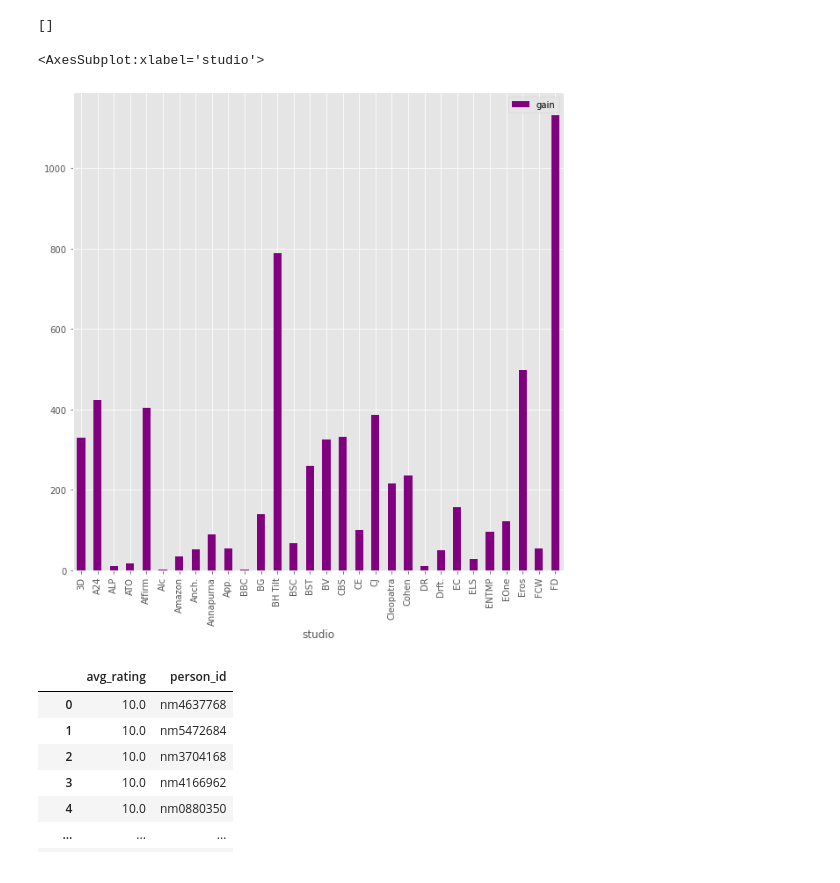
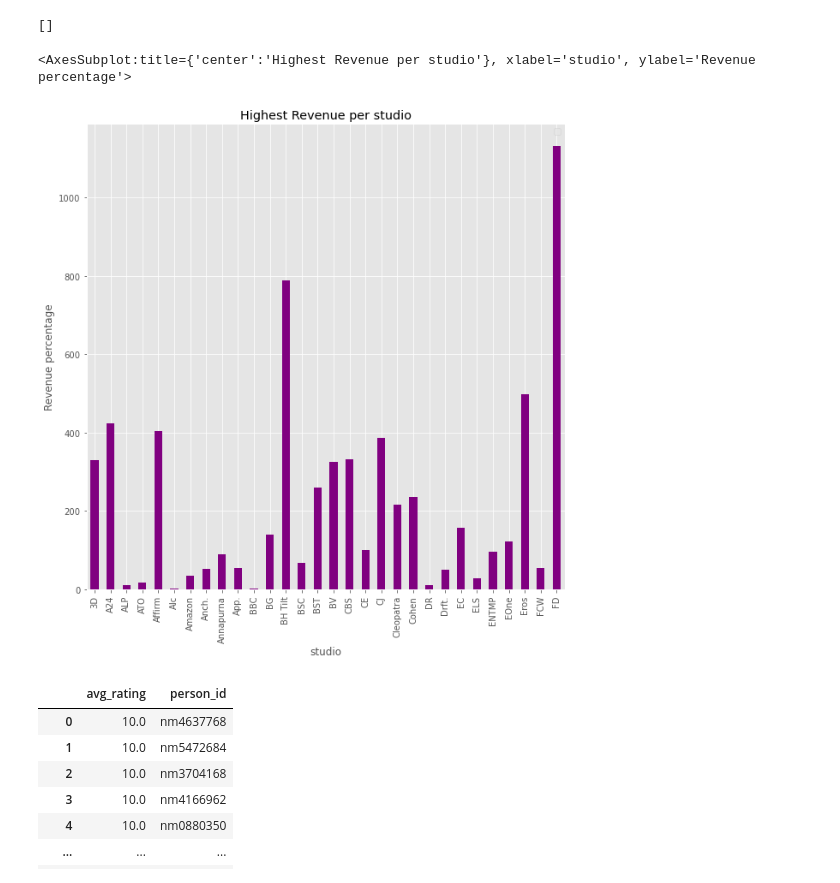
Before and after one commit to QuinnGrigsby/Capstone_Git-ing_it_done_MovieInformation, a Jupyter notebook: Data Understanding.ipynb, the cells around one changed output. Saved outputs shown, nothing was run; the diff lists cells and outputs as text; code cells hidden in the pictures.

```diff
--- a/Data Understanding.ipynb
+++ b/Data Understanding.ipynb
@@ -214,10 +216,17 @@ highest_avrg(studio_gain)
 []
 # %%
 top_30 = studio_gain.iloc[:30]
-top_30.plot.bar(color='purple')
+plt.xlabel("Studio")
+plt.ylabel("Revenue percentage")
+plt.title("Highest Revenue per studio")
+plt.legend(
+    labels=["Revenue Mean"],
+    fontsize="large"
+);
+top_30['gain'].plot.bar(color='purple')
 # %% [output]
-<AxesSubplot:xlabel='studio'>
+<AxesSubplot:title={'center':'Highest Revenue per studio'}, xlabel='studio', ylabel='Revenue percentage'>
-[figure, old version]
+[figure, new version]
 # %%
 with zipfile.ZipFile("zippedData/im.db.zip", "r") as zObject:
         zObject.extractall()
```
Also changed, not shown: parts of 5 cells of this notebook.
